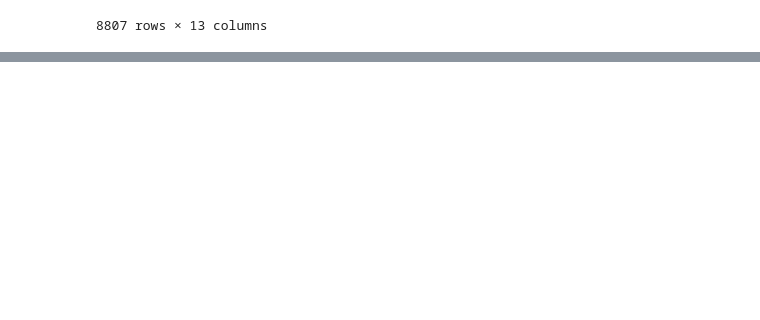
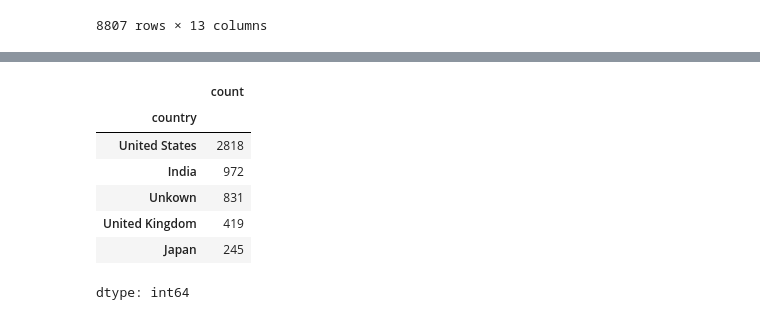
Before and after one commit to EBNyame/pandas-netflix-eda, a Jupyter notebook: notebook.ipynb, the cells around one changed output, grey strips where cells are left out. Saved outputs shown, nothing was run; the diff lists cells and outputs as text; code cells hidden in the pictures; blank space fills up the shorter version.

```diff
--- a/notebook.ipynb
+++ b/notebook.ipynb
@@ -269,0 +284,12 @@ df
+# %%
+# Countries that produce the most Netflix content
+df["country"].value_counts().head(5)
+# %% [output]
+|  | count |
+| country |  |
+| United States | 2818 |
+| India | 972 |
+| Unkown | 831 |
+| United Kingdom | 419 |
+| Japan | 245 |
+dtype: int64
```
Also changed, not shown: parts of 5 cells of this notebook.
